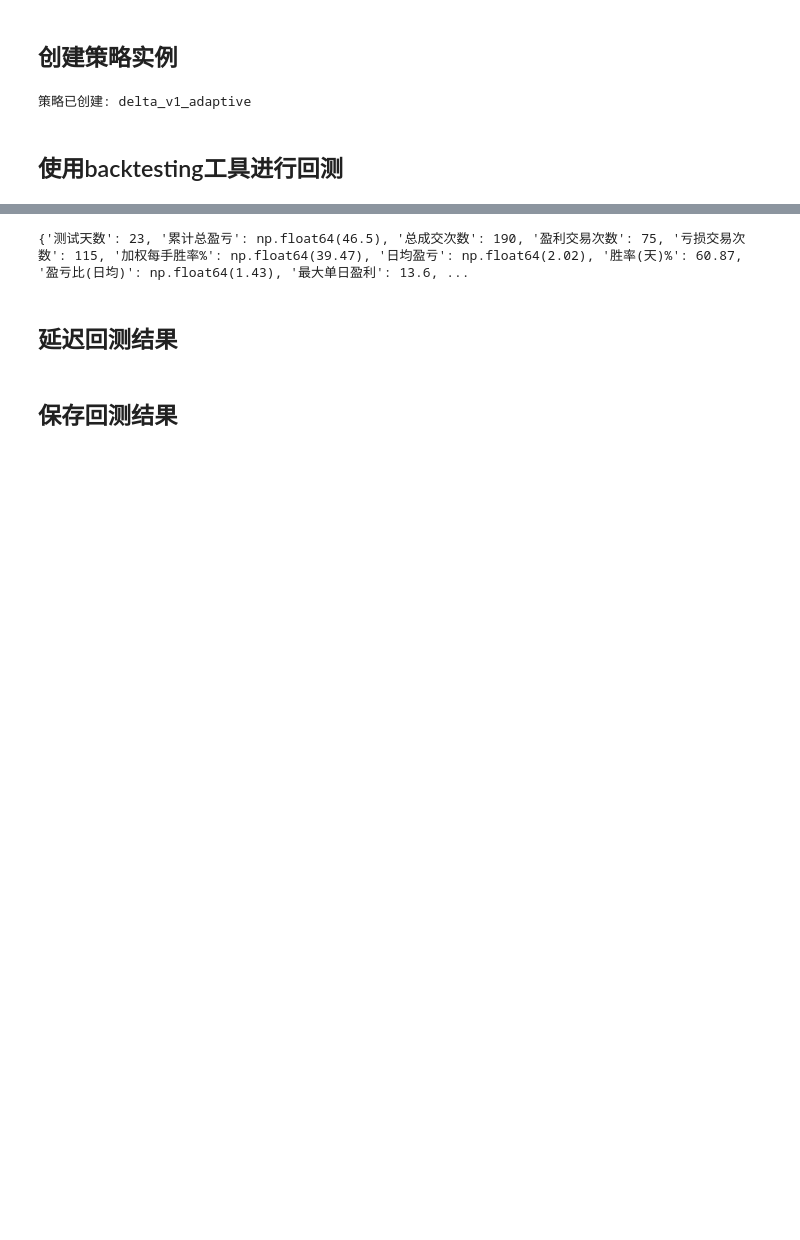
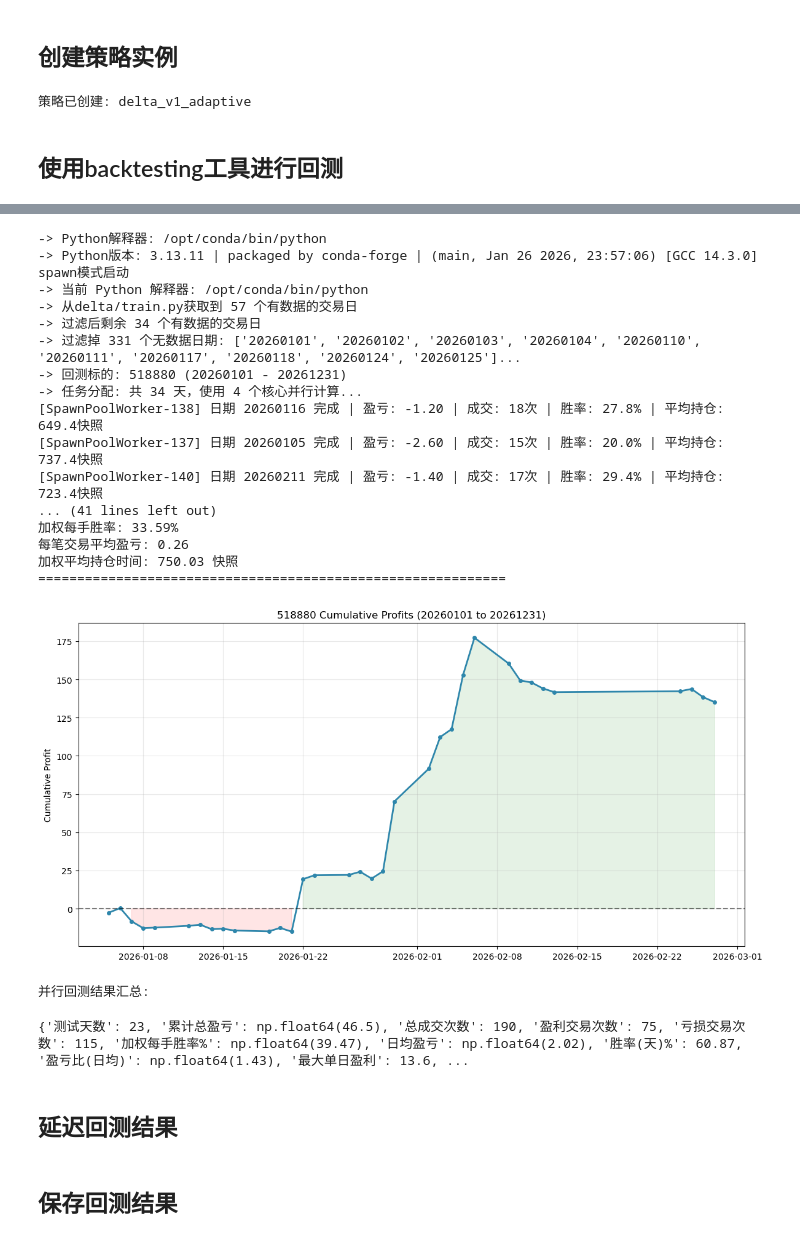
Before and after one commit to artinsophia/Quant-Intern-2026, a Jupyter notebook: delta/demo.ipynb, the cells around one changed output, grey strips where cells are left out. Saved outputs shown, nothing was run; the diff lists cells and outputs as text; code cells hidden in the pictures; blank space fills up the shorter version.

```diff
--- a/delta/demo.ipynb
+++ b/delta/demo.ipynb
@@ -254,4 +254,43 @@ spawn模式启动
 并行回测结果汇总:
+# %%
+# 导入修复的并行回测模块
+sys.path.append('/home/jovyan/work/tactics_demo/tools')
+from tools.parallel_backtest_simple import run_parallel_backtest
+from multi_day_backtest import backtest_summary
+# 运行并行回测
+result_df = run_parallel_backtest(
+    instrument_id=instrument_id,
+    start_ymd="20260101",
+    end_ymd="20261231",
+    StrategyClass=StrategyDemo,
+    model=model_path,
+    param_dict=param_dict,
+    n_cores=4
+)
+
+
+print("\n并行回测结果汇总:")
+summary = backtest_summary(result_df)
+# %% [output]
+-> Python解释器: /opt/conda/bin/python
+-> Python版本: 3.13.11 | packaged by conda-forge | (main, Jan 26 2026, 23:57:06) [GCC 14.3.0]
+spawn模式启动
+-> 当前 Python 解释器: /opt/conda/bin/python
+-> 从delta/train.py获取到 57 个有数据的交易日
+-> 过滤后剩余 34 个有数据的交易日
+-> 过滤掉 331 个无数据日期: ['20260101', '20260102', '20260103', '20260104', '20260110', '20260111', '20260117', '20260118', '20260124', '20260125']...
+-> 回测标的: 518880 (20260101 - 20261231)
+-> 任务分配: 共 34 天，使用 4 个核心并行计算...
+[SpawnPoolWorker-138] 日期 20260116 完成 | 盈亏: -1.20 | 成交: 18次 | 胜率: 27.8% | 平均持仓: 649.4快照
+[SpawnPoolWorker-137] 日期 20260105 完成 | 盈亏: -2.60 | 成交: 15次 | 胜率: 20.0% | 平均持仓: 737.4快照
+[SpawnPoolWorker-140] 日期 20260211 完成 | 盈亏: -1.40 | 成交: 17次 | 胜率: 29.4% | 平均持仓: 723.4快照
+... (41 lines left out)
+加权每手胜率: 33.59%
+每笔交易平均盈亏: 0.26
+加权平均持仓时间: 750.03 快照
+============================================================
+[figure, added]
+并行回测结果汇总:
 # %%
 print(summary)
 # %% [output]
```
Also changed, not shown: parts of 9 cells of this notebook, 1 other file.
